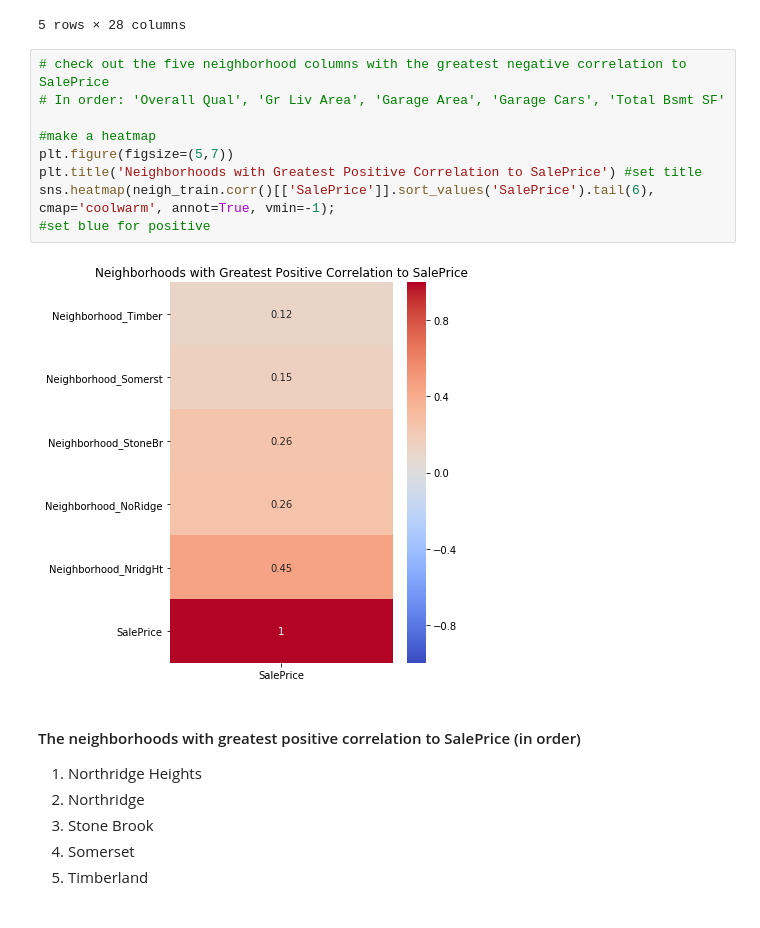
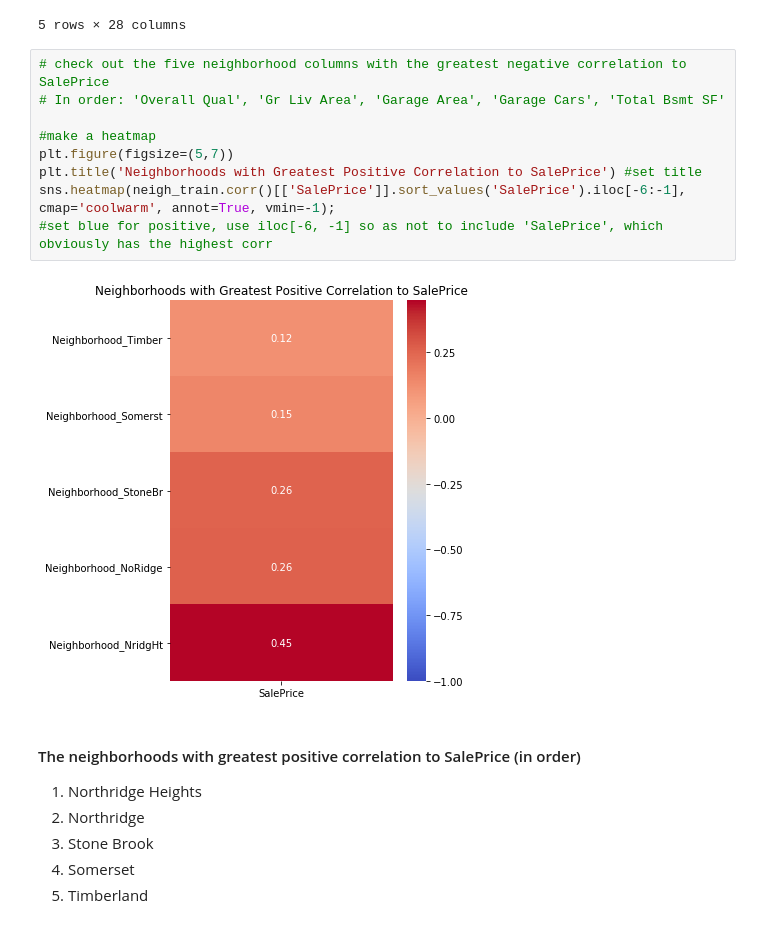
Before and after one commit to MichaelKnight4714/Projects, a Jupyter notebook: Projects/House Pricing Predictor/Ames_Housing_Price_Predictor.ipynb, the cells around one changed output. Saved outputs shown, nothing was run; the diff lists cells and outputs as text.

```diff
--- a/Projects/House Pricing Predictor/Project_2_Ames_Housing_-FINAL_DRAFT-Michael.ipynb
+++ b/Projects/House Pricing Predictor/Ames_Housing_Price_Predictor.ipynb
@@ -397,14 +386,14 @@ neigh_train.head()
 # %%
 # check out the five neighborhood columns with the greatest negative correlation to SalePrice
 # In order: 'Overall Qual', 'Gr Liv Area', 'Garage Area', 'Garage Cars', 'Total Bsmt SF'
 
 #make a heatmap
 plt.figure(figsize=(5,7))
 plt.title('Neighborhoods with Greatest Positive Correlation to SalePrice') #set title
-sns.heatmap(neigh_train.corr()[['SalePrice']].sort_values('SalePrice').tail(6), cmap='coolwarm', annot=True, vmin=-1);
-#set blue for positive
+sns.heatmap(neigh_train.corr()[['SalePrice']].sort_values('SalePrice').iloc[-6:-1], cmap='coolwarm', annot=True, vmin=-1);
+#set blue for positive, use iloc[-6, -1] so as not to include 'SalePrice', which obviously has the highest corr
 # %% [output]
-[figure, old version]
+[figure, new version]
 # %% [markdown]
 #### The neighborhoods with greatest positive correlation to SalePrice (in order)
 1.  Northridge Heights
```
Also changed, not shown: parts of 50 cells of this notebook, 6 other files.
